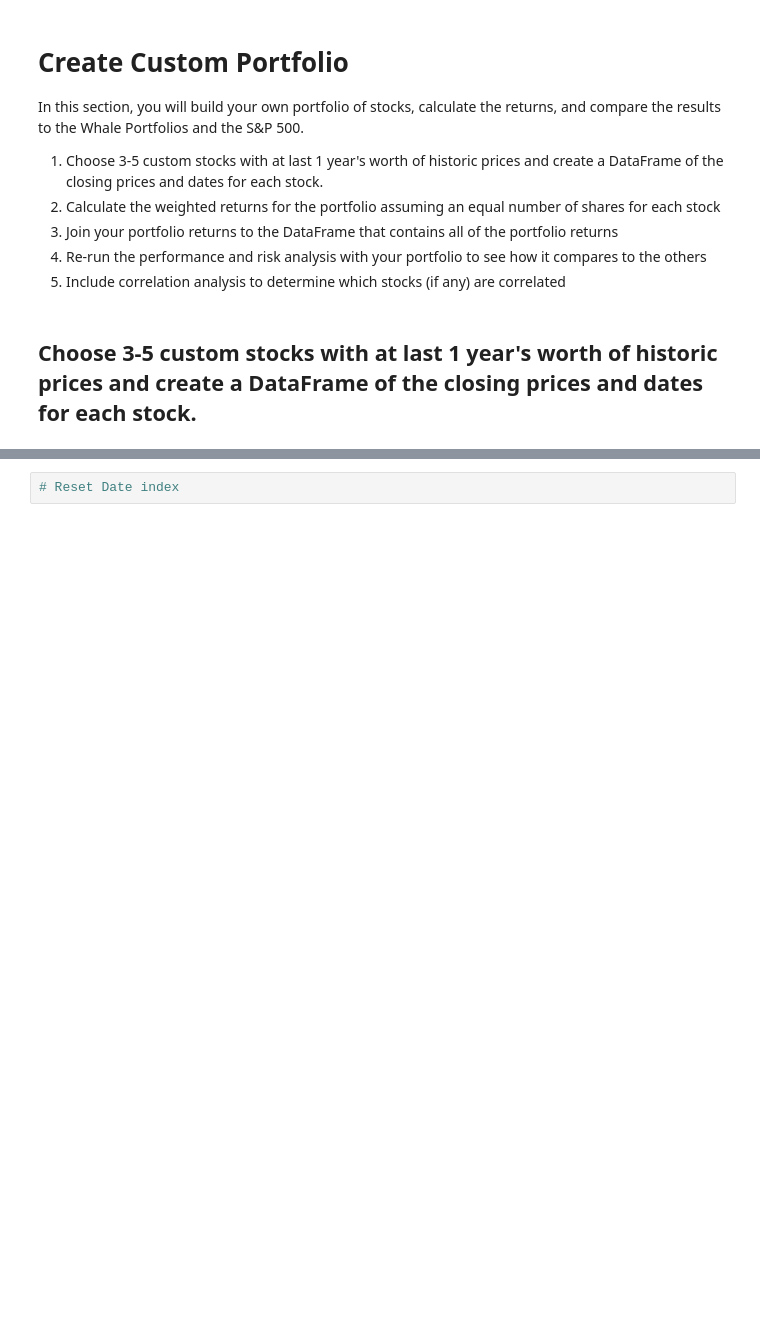
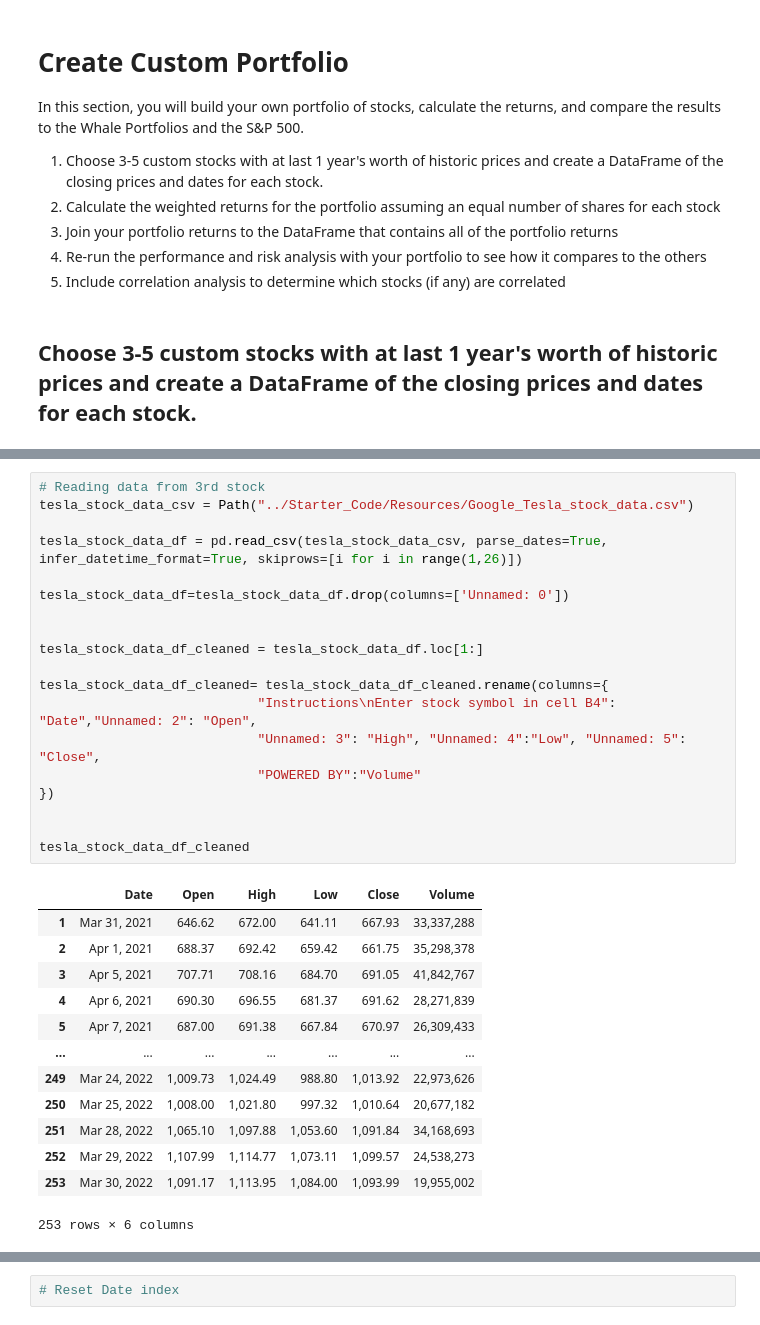
Before and after one commit to gokhanunal34/pandasSkillsApplications, a Jupyter notebook: whale_analysis.ipynb, the cells around one changed output, grey strips where cells are left out. Cells and saved outputs as stored; diff of their text form; blank space fills up the shorter version.

```diff
--- a/whale_analysis.ipynb
+++ b/whale_analysis.ipynb
@@ -438,2 +469,35 @@ In this section, you will build your own portfolio of stocks, calculate the retu
+# %%
+# Reading data from 3rd stock
+tesla_stock_data_csv = Path("../Starter_Code/Resources/Google_Tesla_stock_data.csv")
+
+tesla_stock_data_df = pd.read_csv(tesla_stock_data_csv, parse_dates=True, infer_datetime_format=True, skiprows=[i for i in range(1,26)])
+
+tesla_stock_data_df=tesla_stock_data_df.drop(columns=['Unnamed: 0'])
+
+
+tesla_stock_data_df_cleaned = tesla_stock_data_df.loc[1:]
+
+tesla_stock_data_df_cleaned= tesla_stock_data_df_cleaned.rename(columns={
+                            "Instructions\nEnter stock symbol in cell B4": "Date","Unnamed: 2": "Open",
+                            "Unnamed: 3": "High", "Unnamed: 4":"Low", "Unnamed: 5": "Close",
+                            "POWERED BY":"Volume"
+})
+
+
+tesla_stock_data_df_cleaned
+# %% [output]
+|  | Date | Open | High | Low | Close | Volume |
+| 1 | Mar 31, 2021 | 646.62 | 672.00 | 641.11 | 667.93 | 33,337,288 |
+| 2 | Apr 1, 2021 | 688.37 | 692.42 | 659.42 | 661.75 | 35,298,378 |
+| 3 | Apr 5, 2021 | 707.71 | 708.16 | 684.70 | 691.05 | 41,842,767 |
+| 4 | Apr 6, 2021 | 690.30 | 696.55 | 681.37 | 691.62 | 28,271,839 |
+| 5 | Apr 7, 2021 | 687.00 | 691.38 | 667.84 | 670.97 | 26,309,433 |
+| ... | ... | ... | ... | ... | ... | ... |
+| 249 | Mar 24, 2022 | 1,009.73 | 1,024.49 | 988.80 | 1,013.92 | 22,973,626 |
+| 250 | Mar 25, 2022 | 1,008.00 | 1,021.80 | 997.32 | 1,010.64 | 20,677,182 |
+| 251 | Mar 28, 2022 | 1,065.10 | 1,097.88 | 1,053.60 | 1,091.84 | 34,168,693 |
+| 252 | Mar 29, 2022 | 1,107.99 | 1,114.77 | 1,073.11 | 1,099.57 | 24,538,273 |
+| 253 | Mar 30, 2022 | 1,091.17 | 1,113.95 | 1,084.00 | 1,093.99 | 19,955,002 |
+253 rows × 6 columns
 # %%
 # Combine all stocks in a single DataFrame
```
Also changed, not shown: parts of 17 cells of this notebook.
